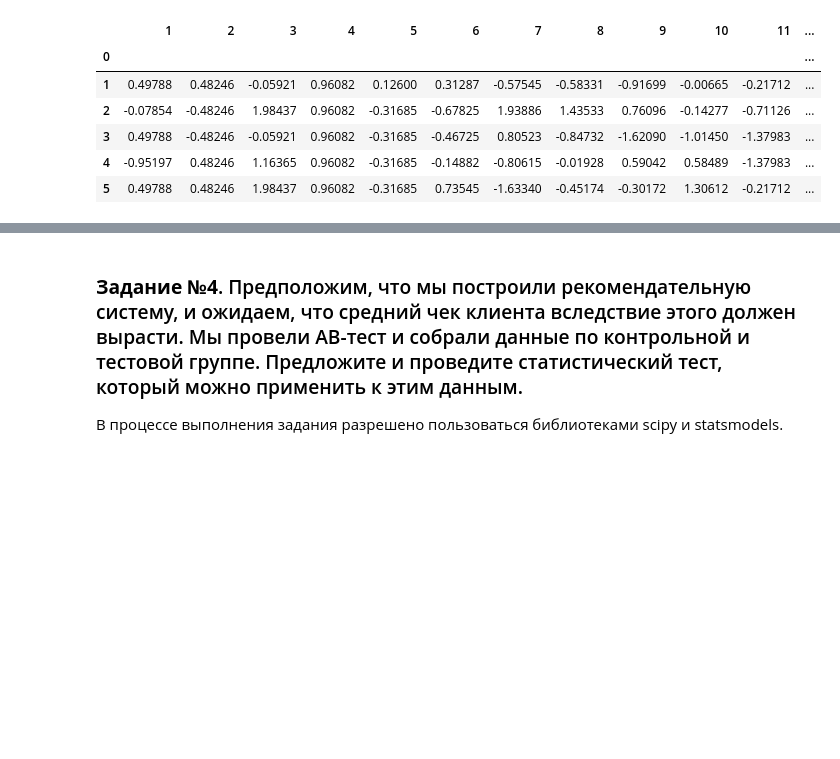
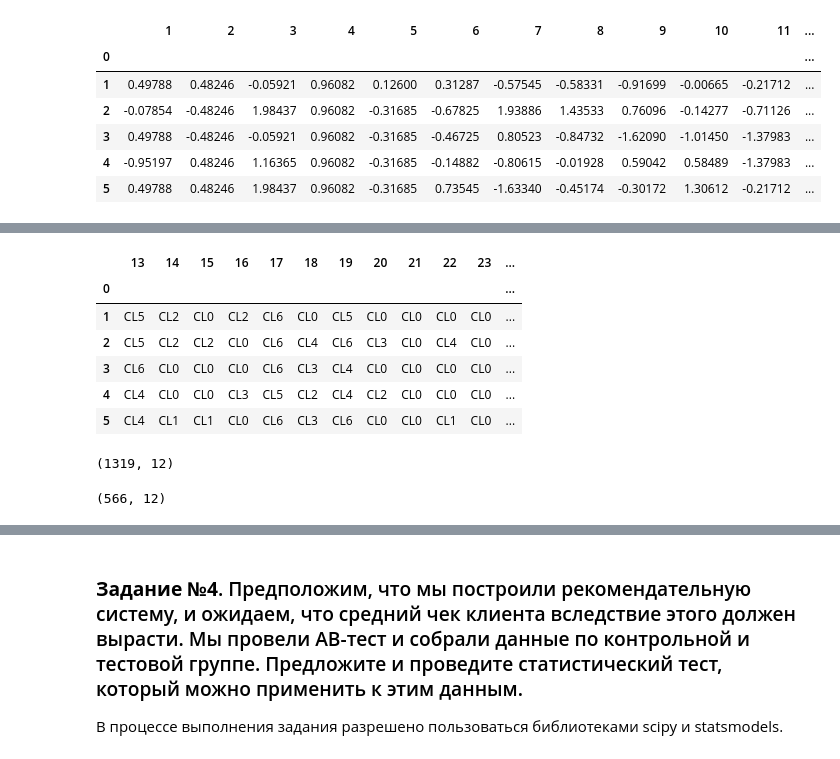
Before and after one commit to VorobyvEgor/Data_Science_with_Python, a Jupyter notebook: Тестовое_задание.ipynb, the cells around one changed output, grey strips where cells are left out. Drawn from its saved outputs; the diff is of its cells as text; code cells hidden in the pictures; blank space fills up the shorter version.

```diff
--- a/Тестовое_задание.ipynb
+++ b/Тестовое_задание.ipynb
@@ -300,0 +319,12 @@ data.head()
+# %%
+y = data[range(13, 32)]
+# %%
+y.head()
+# %% [output]
+|  | 13 | 14 | 15 | 16 | 17 | 18 | 19 | 20 | 21 | 22 | 23 | ... |
+| 0 |  |  |  |  |  |  |  |  |  |  |  | ... |
+| 1 | CL5 | CL2 | CL0 | CL2 | CL6 | CL0 | CL5 | CL0 | CL0 | CL0 | CL0 | ... |
+| 2 | CL5 | CL2 | CL2 | CL0 | CL6 | CL4 | CL6 | CL3 | CL0 | CL4 | CL0 | ... |
+| 3 | CL6 | CL0 | CL0 | CL0 | CL6 | CL3 | CL4 | CL0 | CL0 | CL0 | CL0 | ... |
+| 4 | CL4 | CL0 | CL0 | CL3 | CL5 | CL2 | CL4 | CL2 | CL0 | CL0 | CL0 | ... |
+| 5 | CL4 | CL1 | CL1 | CL0 | CL6 | CL3 | CL6 | CL0 | CL0 | CL1 | CL0 | ... |
@@ -300,0 +335,8 @@ data.head()
+# %%
+X_train.shape
+# %% [output]
+(1319, 12)
+# %%
+X_test.shape
+# %% [output]
+(566, 12)
```
Also changed, not shown: parts of 14 cells of this notebook.
